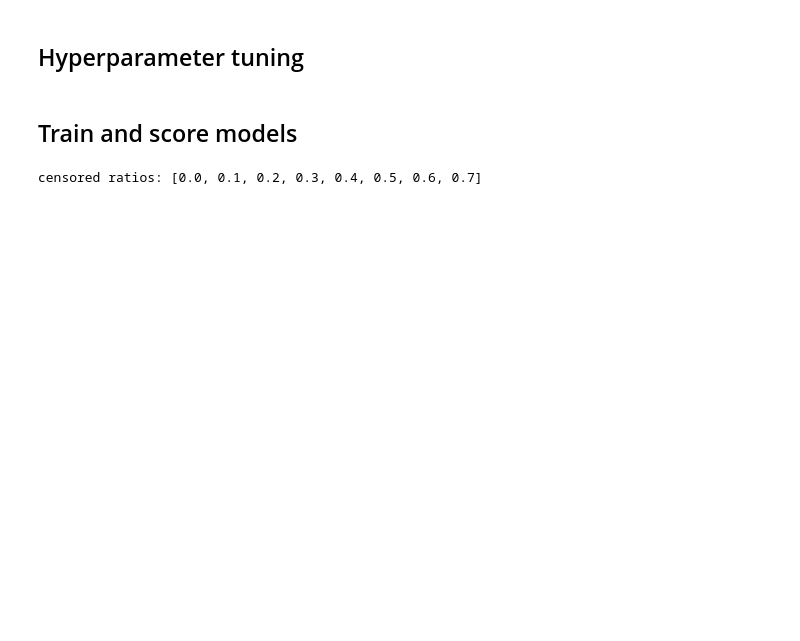
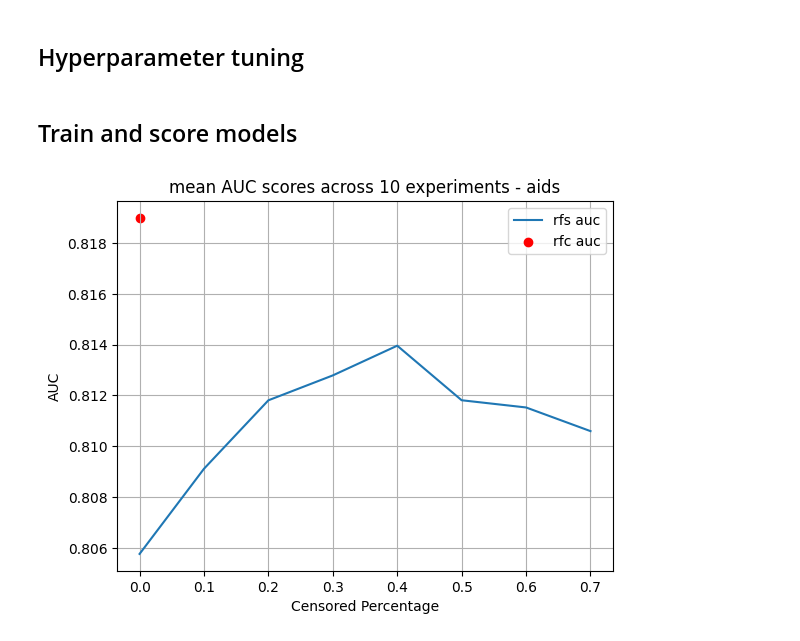
Before and after one commit to AsafKov/SurvivalAnalysisProject, a Jupyter notebook: project.ipynb, the cells around one changed output. Saved outputs shown, nothing was run; the diff lists cells and outputs as text; code cells hidden in the pictures; blank space fills up the shorter version.

```diff
--- a/project.ipynb
+++ b/project.ipynb
@@ -81,23 +72,26 @@ print(f"rfc params: {rfc_params}")
 ## Train and score models
 # %%
 # if we want to manually change params
-rsf_params = {'n_estimators': 250, 'max_depth': 24, 'min_samples_split': 10, 'max_features': 'log2'}
+rsf_params = {'n_estimators': 100, 'max_depth': 32, 'min_samples_split': 10, 'max_features': 'log2'}
 # %%
-rfc_params = {'max_depth': 64, 'min_samples_leaf': 5, 'n_estimators': 100}
+rfc_params =  None
 # %%
-import experiments
 rfc_auc_mean = 0
-_, top_percent = data_processing.determine_censor_time(df_syn)
-censor_vals = [x / 100.0 for x in range(0, int(top_percent), 10)]
-print(f'censored ratios: {censor_vals}')
-rsf_auc_mean = np.zeros(len(censor_vals))
+rsf_auc_mean = np.zeros(8)
 num_experiments = 10
-# censor_time, _ = data_processing.determine_censor_time(df_syn)
-for i in tqdm(range(num_experiments)):
-    rfc_auc, rsf_aucs = experiments.rsf_rfc(df_syn, censor_vals, censor_time, rsf_params, rfc_params)
-    rfc_auc_mean += rfc_auc
-    rsf_auc_mean += np.asarray(rsf_aucs)
-rfc_auc_mean /= num_experiments
-rsf_auc_mean /= num_experiments
+n_sub_dataset = 5
+df_censored = df_syn[(df_syn['time'] < censor_time) & (df_syn['censor'] == False)]
+df_uncensored = df_syn[~((df_syn['time'] < censor_time) & (df_syn['censor'] == False))]
+num_samples = 1300
+for j in range(n_sub_dataset):
+    df_exp = pd.concat([df_censored.sample(int(0.7*num_samples)), df_uncensored.sample(int(0.3*num_samples))])
+    censor_vals = [x / 100.0 for x in range(0, 80, 10)]
+    for i in tqdm(range(num_experiments)):
+        rfc_auc, rsf_aucs, datasets = experiments.rsf_rfc(df_exp, censor_vals, censor_time, rsf_params, rfc_params)
+        rfc_auc_mean += rfc_auc
+        rsf_auc_mean += np.asarray(rsf_aucs)
+rfc_auc_mean /= num_experiments*n_sub_dataset
+rsf_auc_mean /= num_experiments*n_sub_dataset
+plots.line_plot(rsf_auc_mean, rfc_auc_mean, censor_vals, num_experiments, 'aids')
 # %% [output]
-censored ratios: [0.0, 0.1, 0.2, 0.3, 0.4, 0.5, 0.6, 0.7]
+[figure, added]
```
Also changed, not shown: parts of 12 cells of this notebook, 3 other files.
